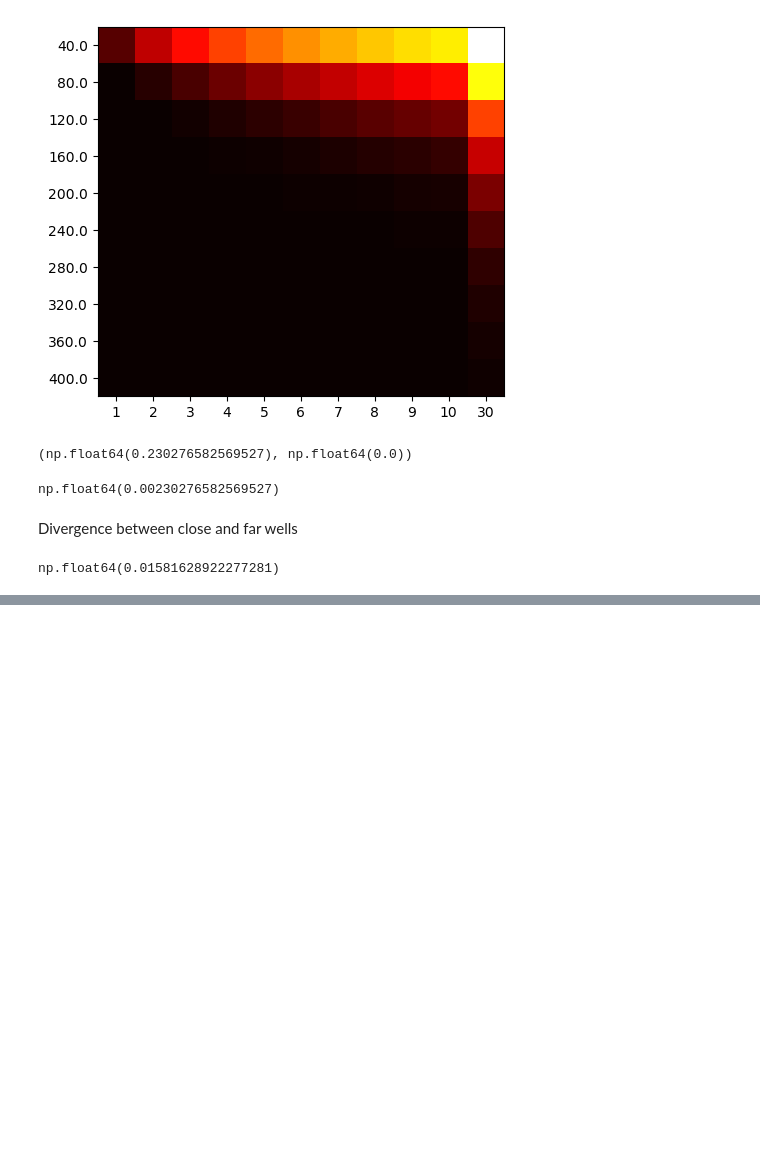
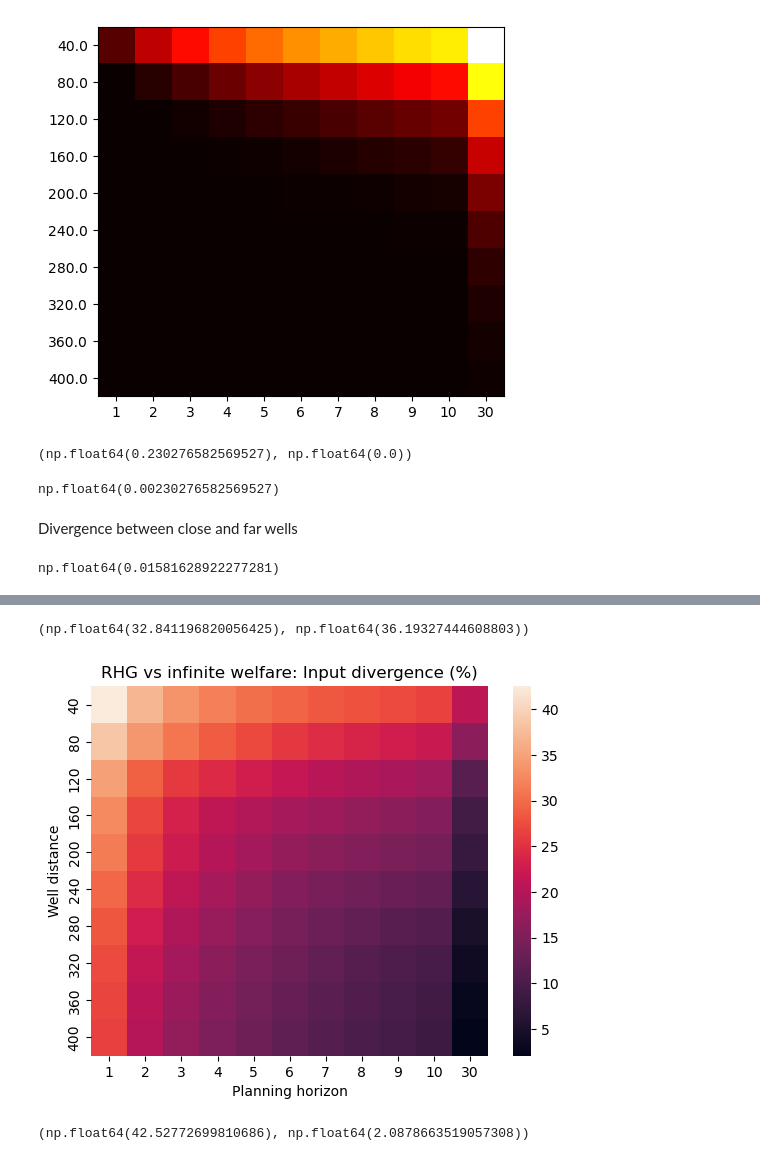
Before and after one commit to leonardchanfreau/RHG_GroundWater, a Jupyter notebook: two_well_analysis.ipynb, the cells around one changed output, grey strips where cells are left out. Saved outputs shown, nothing was run; the diff lists cells and outputs as text; code cells hidden in the pictures; blank space fills up the shorter version.

```diff
--- a/two_well_analysis.ipynb
+++ b/two_well_analysis.ipynb
@@ -294,0 +359,37 @@ np.float64(0.01581628922277281)
+# %%
+finite_infinite_divergence[0][0]*100, finite_infinite_divergence[1][0]*100
+# %% [output]
+(np.float64(32.841196820056425), np.float64(36.19327444608803))
+# %%
+# Game/welfare input divergence
+RHG_infinite_divergence = np.zeros((len(distances), len(horizons)))
+RHG_finite_divergence = np.zeros((len(distances), len(horizons)))
+for d, distance in enumerate(distances):
+    for h, horizon in enumerate(horizons):
+        input_distances_i = np.linalg.norm(
+            data['infinite welfare'][distance] - data['RHG'][distance][horizon],
+            axis=0)
+        input_distances_f = np.linalg.norm(
+            data['finite welfare'][distance][horizon] - data['RHG'][distance][horizon],
+            axis=0)
+        input_divergences_i = input_distances_i / np.linalg.norm(
+            data['infinite welfare'][distance], axis=0)
+        input_divergences_f = input_distances_f/ np.linalg.norm(
+            data['finite welfare'][distance][horizon], axis=0)
+        RHG_infinite_divergence[d][h] = input_divergences_i.sum()/input_divergences_i.shape[0]
+        RHG_finite_divergence[d][h] = input_divergences_f.sum()/input_divergences_f.shape[0]
+# %%
+seaborn.heatmap(RHG_infinite_divergence*100,
+                xticklabels=horizons, yticklabels=distances.astype(int))
+
+plt.title("RHG vs infinite welfare: Input divergence (%)")
+plt.xlabel("Planning horizon")
+plt.ylabel("Well distance")
+
+plt.show()
+# %% [output]
+[figure, added]
+# %%
+RHG_infinite_divergence[0][0]*100, RHG_infinite_divergence[-1][-1]*100
+# %% [output]
+(np.float64(42.52772699810686), np.float64(2.0878663519057308))
```
Also changed, not shown: parts of 14 cells of this notebook, 12 other files.
